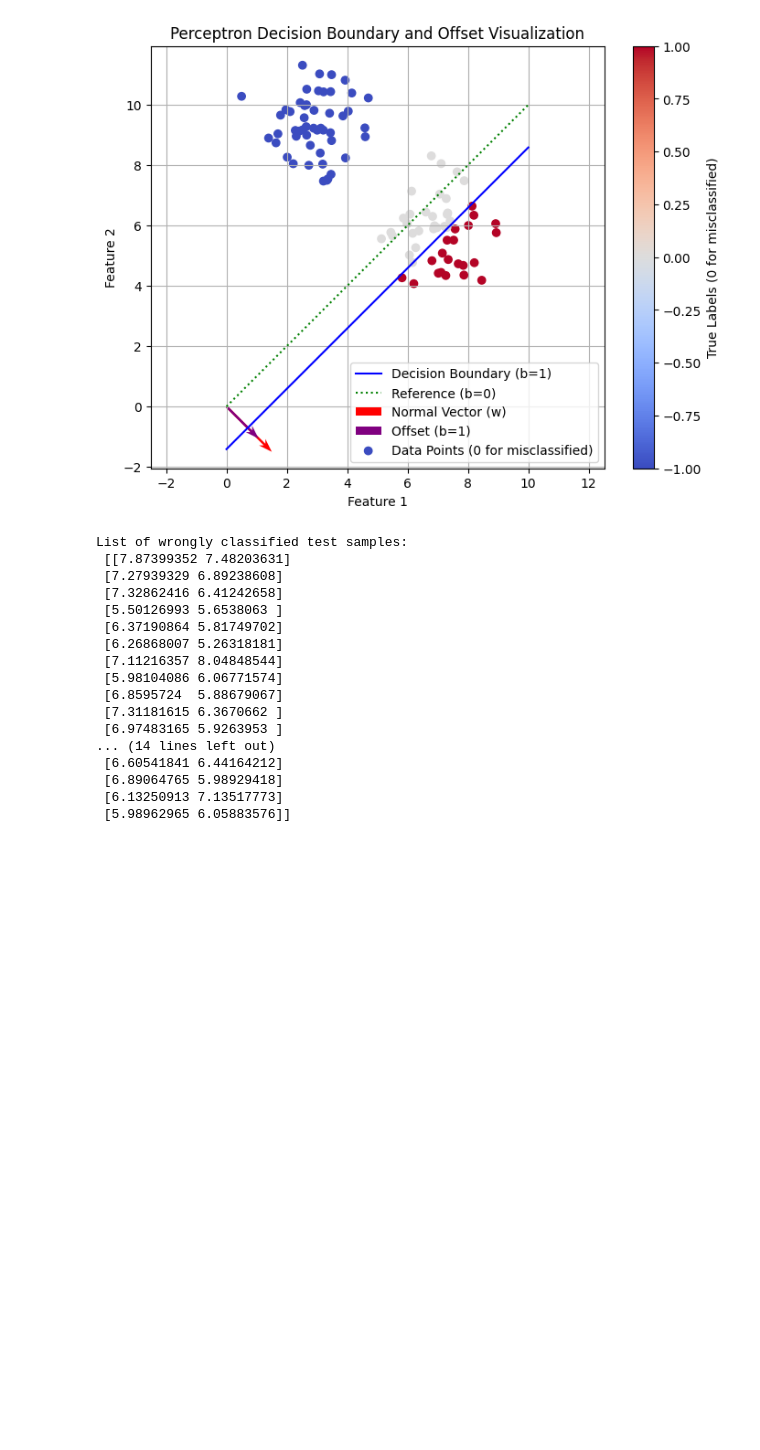
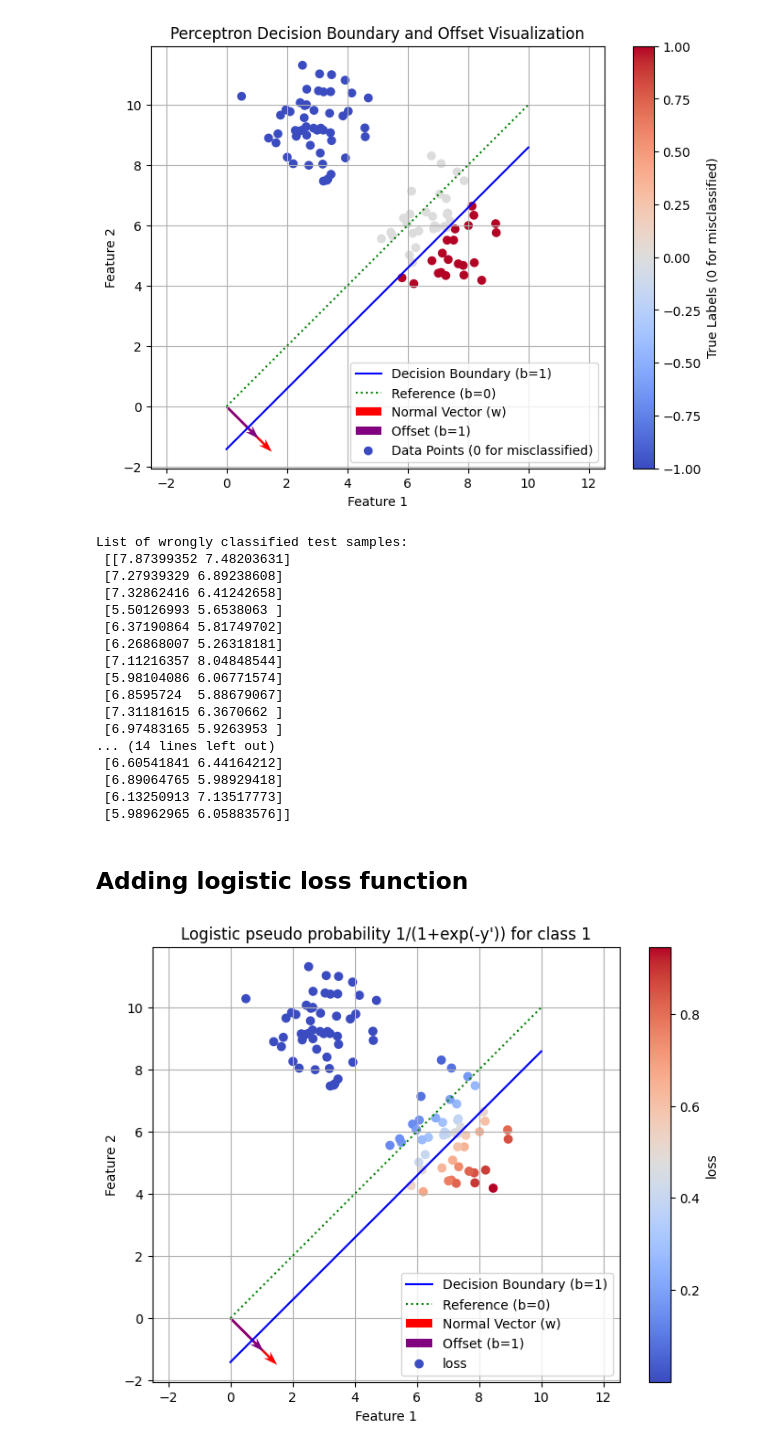
Before and after one commit to keuperj/DeepLearning26, a Jupyter notebook: block_2/A_simple_Perceptron_in_NumPy.ipynb, the cells around one changed output. Drawn from its saved outputs; the diff is of its cells as text; code cells hidden in the pictures; blank space fills up the shorter version.

```diff
--- a/block_2/A_simple_Perceptron_in_NumPy.ipynb
+++ b/block_2/A_simple_Perceptron_in_NumPy.ipynb
@@ -275,3 +275,57 @@ List of wrongly classified test samples:
  [6.89064765 5.98929418]
  [6.13250913 7.13517773]
  [5.98962965 6.05883576]]
+# %% [markdown]
+## Adding logistic loss function
+# %%
+#set parameter
+b=1 # b is now interpreted as signed normalized distance
+w=np.array([1,-1])
+
+# Calculate classification results
+y_pred_raw = w.dot(X.T) + (-b * np.linalg.norm(w))
+y_pred = 1/(1+np.exp(-y_pred_raw))
+
+
+
+#plot
+plt.figure(figsize=(8, 6))
+ax = plt.gca()
+
+# Plot the main decision boundary
+line1 = plot_line_from_normal_vector_and_offset(w, b, color='blue',x_range=[0,10], ax=ax, label=f'Decision Boundary (b={b})')
+
+# Plot the reference line for b=0
+plot_line_from_normal_vector_and_offset(w, 0, color='green', linestyle=':', x_range=[0,10], ax=ax, label='Reference (b=0)')
+
+# Plot the normal vector starting from origin
+plt.quiver(0,0,w[0],w[1], color='red', scale=10, width=0.005, headwidth=4, headlength=6, label='Normal Vector (w)')
+
+# Visualize the offset with an arrow
+norm_w = np.linalg.norm(w)
+if norm_w > 0:
+    w_unit = w / norm_w
+    arrow_start = np.array([0,0])
+    # The line is at a distance 'b' from the origin along the direction of w_unit
+    arrow_end_point_on_line = b * w_unit
+
+    # Use quiver to draw the offset arrow from (0,0) to the point on the line
+    # that corresponds to the signed normalized distance 'b'.
+    # dx and dy for quiver represent the vector components from (x,y) to (x+dx, y+dy)
+    plt.quiver(arrow_start[0], arrow_start[1],
+               arrow_end_point_on_line[0] - arrow_start[0],
+               arrow_end_point_on_line[1] - arrow_start[1],
+               color='purple', scale=10, width=0.005, headwidth=4, headlength=6,
+               label=f'Offset (b={b})')
+
+plt.grid()
+plt.scatter(X[:,0],X[:,1],c=y_pred, cmap='coolwarm', label='loss') #set color
+plt.colorbar(label='loss')
+plt.xlabel('Feature 1')
+plt.ylabel('Feature 2')
+plt.title("Logistic pseudo probability 1/(1+exp(-y')) for class 1")
+plt.legend()
+plt.axis('equal') # Ensure equal scaling for better visualization of normal vectors and distances
+plt.show()
+# %% [output]
+[figure, added]
```
Also changed, not shown: parts of 1 cell of this notebook.
